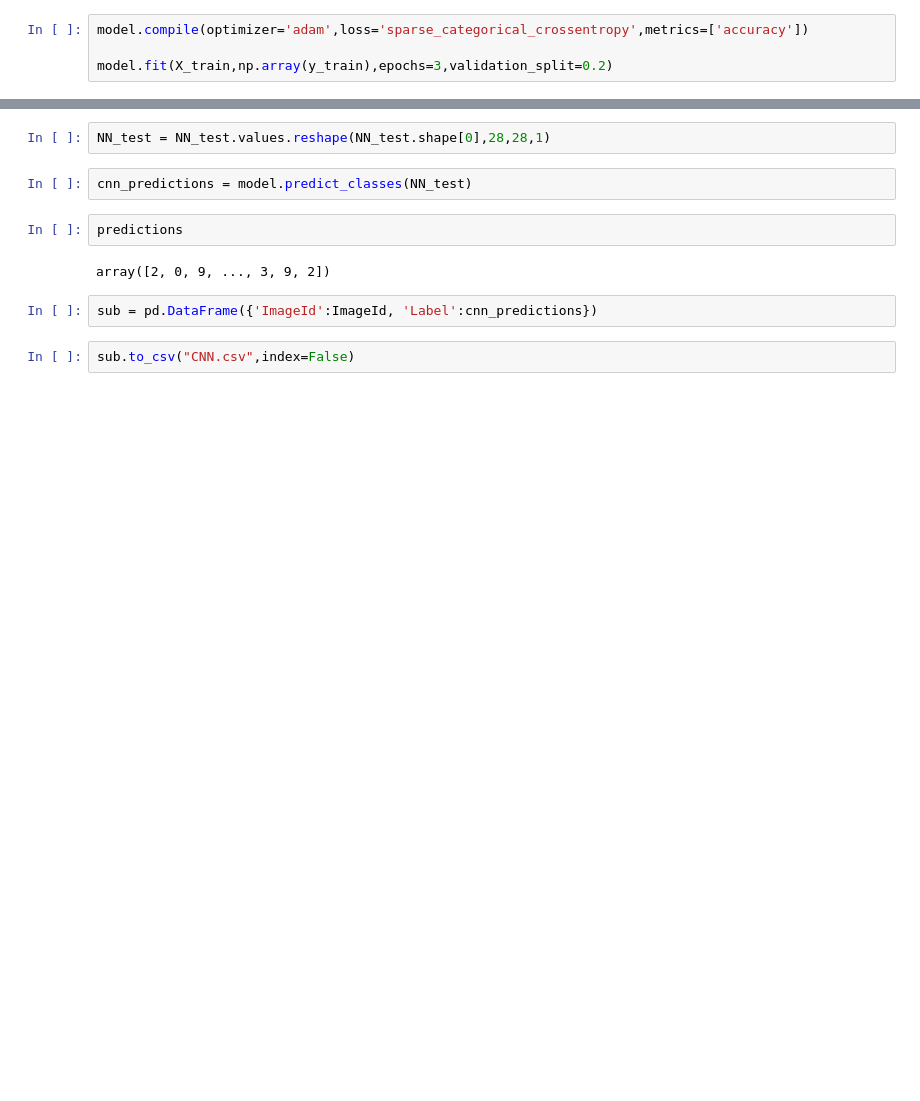
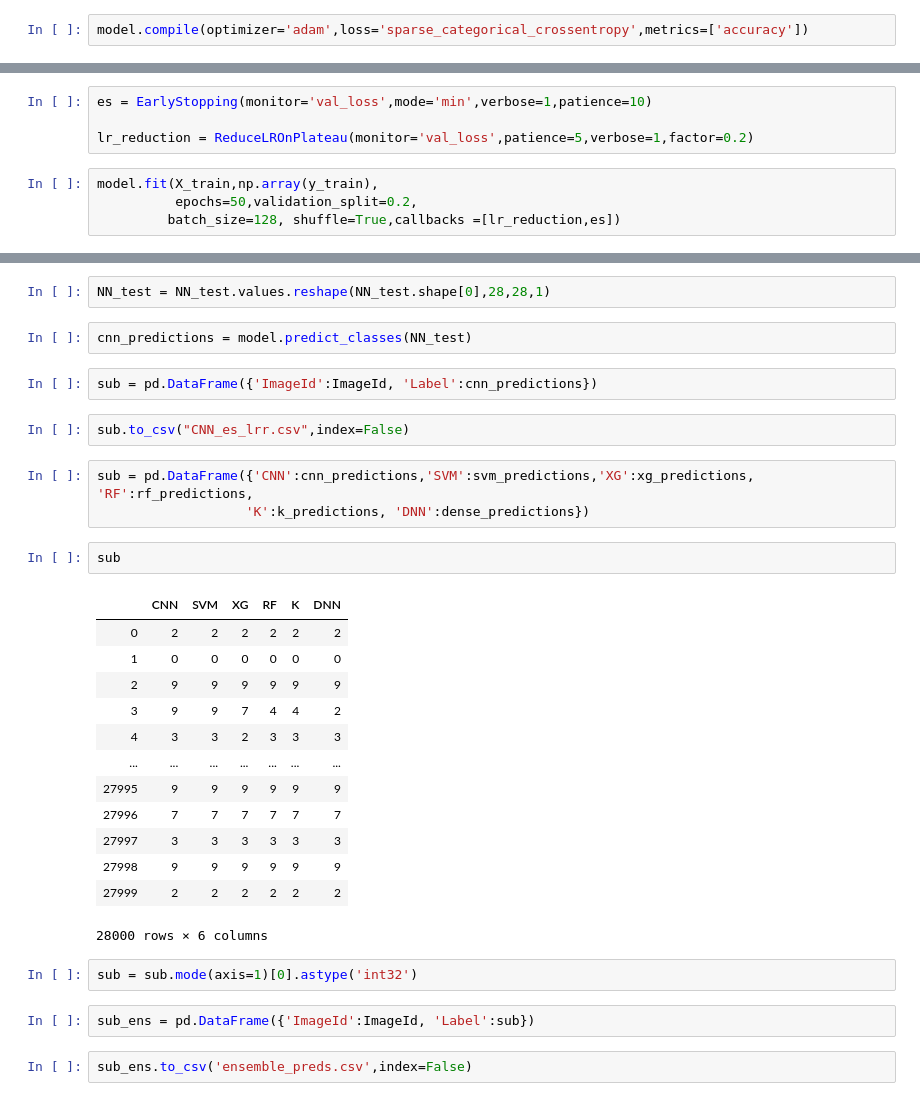
Before and after one commit to lambertsbennett/Kaggle, a Jupyter notebook: DigitRecognition/Ensemble_approach_mnist.ipynb, the cells around one changed output, grey strips where cells are left out. Drawn from its saved outputs; the diff is of its cells as text; blank space fills up the shorter version.

Commit message:
ensemble attempt

```diff
--- a/DigitRecognition/Ensemble_approach_mnist.ipynb
+++ b/DigitRecognition/Ensemble_approach_mnist.ipynb
@@ -140,5 +189,3 @@ Non-trainable params: 0
 _________________________________________________________________
 # %%
 model.compile(optimizer='adam',loss='sparse_categorical_crossentropy',metrics=['accuracy'])
-
-model.fit(X_train,np.array(y_train),epochs=3,validation_split=0.2)
@@ -152,0 +192,8 @@ KeyboardInterrupt:
+# %%
+es = EarlyStopping(monitor='val_loss',mode='min',verbose=1,patience=10)
+
+lr_reduction = ReduceLROnPlateau(monitor='val_loss',patience=5,verbose=1,factor=0.2)
+# %%
+model.fit(X_train,np.array(y_train),
+          epochs=50,validation_split=0.2,
+         batch_size=128, shuffle=True,callbacks =[lr_reduction,es])
@@ -161,11 +227,32 @@ NN_test = test_data/255
 NN_test = NN_test.values.reshape(NN_test.shape[0],28,28,1)
 # %%
 cnn_predictions = model.predict_classes(NN_test)
-# %%
-predictions
-# %% [output]
-array([2, 0, 9, ..., 3, 9, 2])
 # %%
 sub = pd.DataFrame({'ImageId':ImageId, 'Label':cnn_predictions})
 # %%
-sub.to_csv("CNN.csv",index=False)
+sub.to_csv("CNN_es_lrr.csv",index=False)
+# %%
+sub = pd.DataFrame({'CNN':cnn_predictions,'SVM':svm_predictions,'XG':xg_predictions, 'RF':rf_predictions,
+                   'K':k_predictions, 'DNN':dense_predictions})
+# %%
+sub
+# %% [output]
+|  | CNN | SVM | XG | RF | K | DNN |
+| 0 | 2 | 2 | 2 | 2 | 2 | 2 |
+| 1 | 0 | 0 | 0 | 0 | 0 | 0 |
+| 2 | 9 | 9 | 9 | 9 | 9 | 9 |
+| 3 | 9 | 9 | 7 | 4 | 4 | 2 |
+| 4 | 3 | 3 | 2 | 3 | 3 | 3 |
+| ... | ... | ... | ... | ... | ... | ... |
+| 27995 | 9 | 9 | 9 | 9 | 9 | 9 |
+| 27996 | 7 | 7 | 7 | 7 | 7 | 7 |
+| 27997 | 3 | 3 | 3 | 3 | 3 | 3 |
+| 27998 | 9 | 9 | 9 | 9 | 9 | 9 |
+| 27999 | 2 | 2 | 2 | 2 | 2 | 2 |
+28000 rows × 6 columns
+# %%
+sub = sub.mode(axis=1)[0].astype('int32')
+# %%
+sub_ens = pd.DataFrame({'ImageId':ImageId, 'Label':sub})
+# %%
+sub_ens.to_csv('ensemble_preds.csv',index=False)
```
Also changed, not shown: parts of 23 cells of this notebook, 2 other files.
